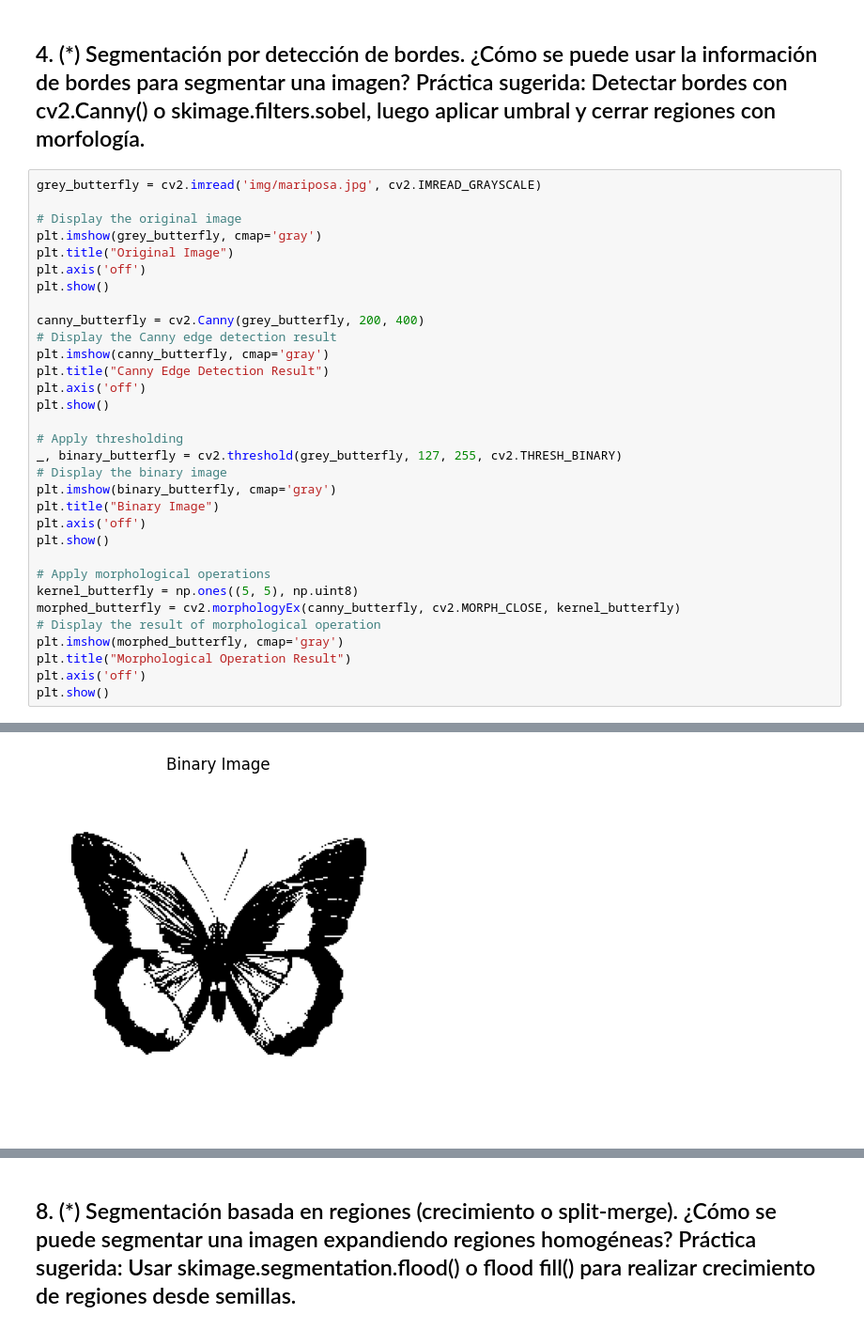
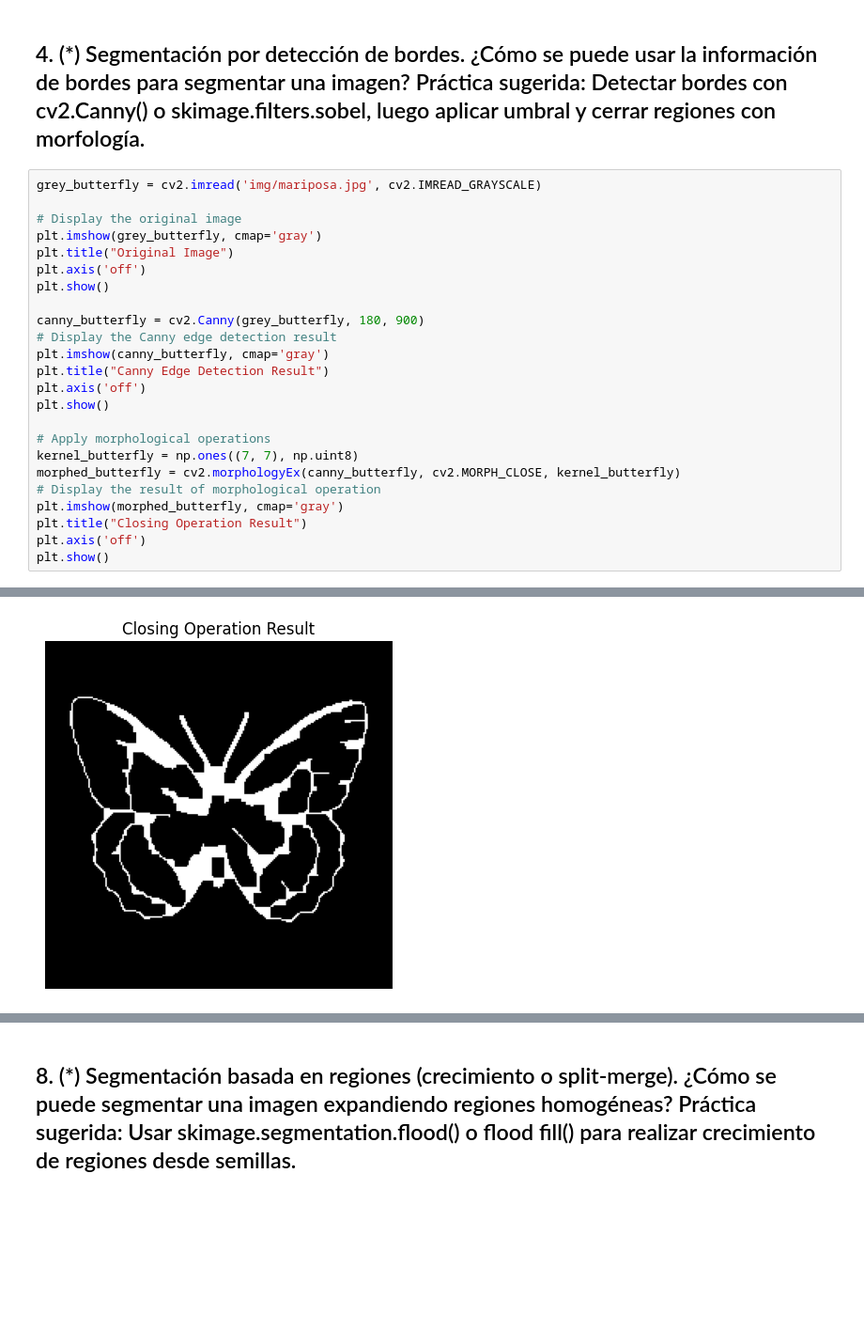
Before and after one commit to LucasEPK/tps-proc-imagenes, a Jupyter notebook: TP 5/code/tp5.ipynb, the cells around one changed output, grey strips where cells are left out. Shown at 94% size. Drawn from its saved outputs; the diff is of its cells as text; blank space fills up the shorter version.

```diff
--- a/TP 5/code/tp5.ipynb
+++ b/TP 5/code/tp5.ipynb
@@ -52,27 +52,19 @@ plt.title("Original Image")
 plt.axis('off')
 plt.show()
 
-canny_butterfly = cv2.Canny(grey_butterfly, 200, 400)
+canny_butterfly = cv2.Canny(grey_butterfly, 180, 900)
 # Display the Canny edge detection result
 plt.imshow(canny_butterfly, cmap='gray')
 plt.title("Canny Edge Detection Result")
 plt.axis('off')
 plt.show()
 
-# Apply thresholding
-_, binary_butterfly = cv2.threshold(grey_butterfly, 127, 255, cv2.THRESH_BINARY)
-# Display the binary image
-plt.imshow(binary_butterfly, cmap='gray')
-plt.title("Binary Image")
-plt.axis('off')
-plt.show()
-
 # Apply morphological operations
-kernel_butterfly = np.ones((5, 5), np.uint8)
+kernel_butterfly = np.ones((7, 7), np.uint8)
 morphed_butterfly = cv2.morphologyEx(canny_butterfly, cv2.MORPH_CLOSE, kernel_butterfly)
 # Display the result of morphological operation
 plt.imshow(morphed_butterfly, cmap='gray')
-plt.title("Morphological Operation Result")
+plt.title("Closing Operation Result")
 plt.axis('off')
 plt.show()
 # %% [output]
@@ -81 +73 @@ plt.show()
-[figure, old version]
+[figure, new version]
```
Also changed, not shown: parts of 2 cells of this notebook.
